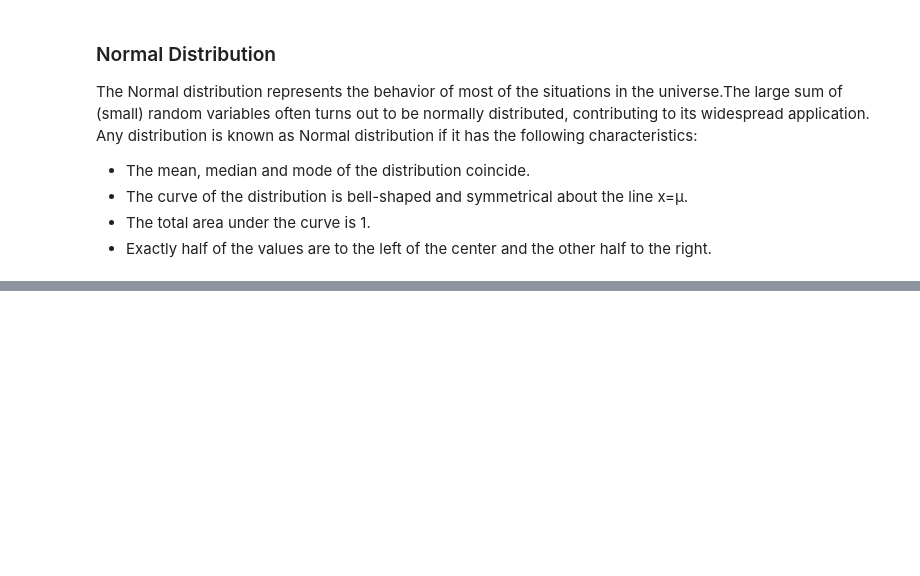
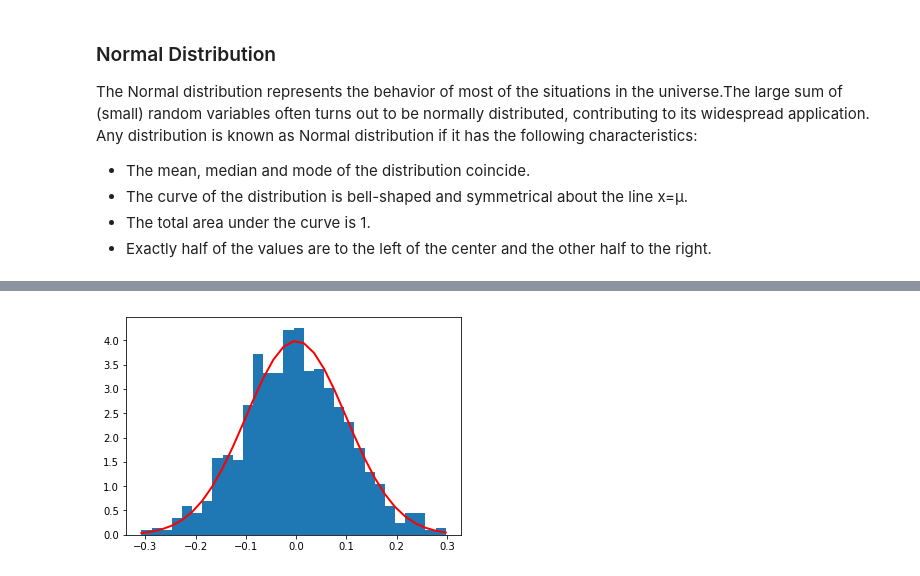
Before and after one commit to RCElucidator7/EmergingTechProject, a Jupyter notebook: Numpy.ipynb, the cells around one changed output, grey strips where cells are left out. Saved outputs shown, nothing was run; the diff lists cells and outputs as text; code cells hidden in the pictures; blank space fills up the shorter version.

Commit message:
Added two Distributions to the numpy notebook

```diff
--- a/Numpy.ipynb
+++ b/Numpy.ipynb
@@ -208,0 +219,17 @@ The Normal distribution represents the behavior of most of the situations in the
+# %%
+# Import the numpy and matplotlib package
+import numpy as np
+import matplotlib.pyplot as plt
+
+#Initalise the mean (mu = μ) and the standard deviation (σ)
+mu, sigma = 0, 0.1
+s = np.random.normal(mu, sigma, 1000)
+# %%
+# Displays the histogram of the samples, along with the probability density function
+count, bins, ignored = plt.hist(s, 30, density=True)
+plt.plot(bins, 1/(sigma * np.sqrt(2 * np.pi)) *
+         np.exp( - (bins - mu)**2 / (2 * sigma**2) ),
+         linewidth=2, color='r')
+plt.show()
+# %% [output]
+[figure, added]
```
Also changed, not shown: parts of 4 cells of this notebook.
